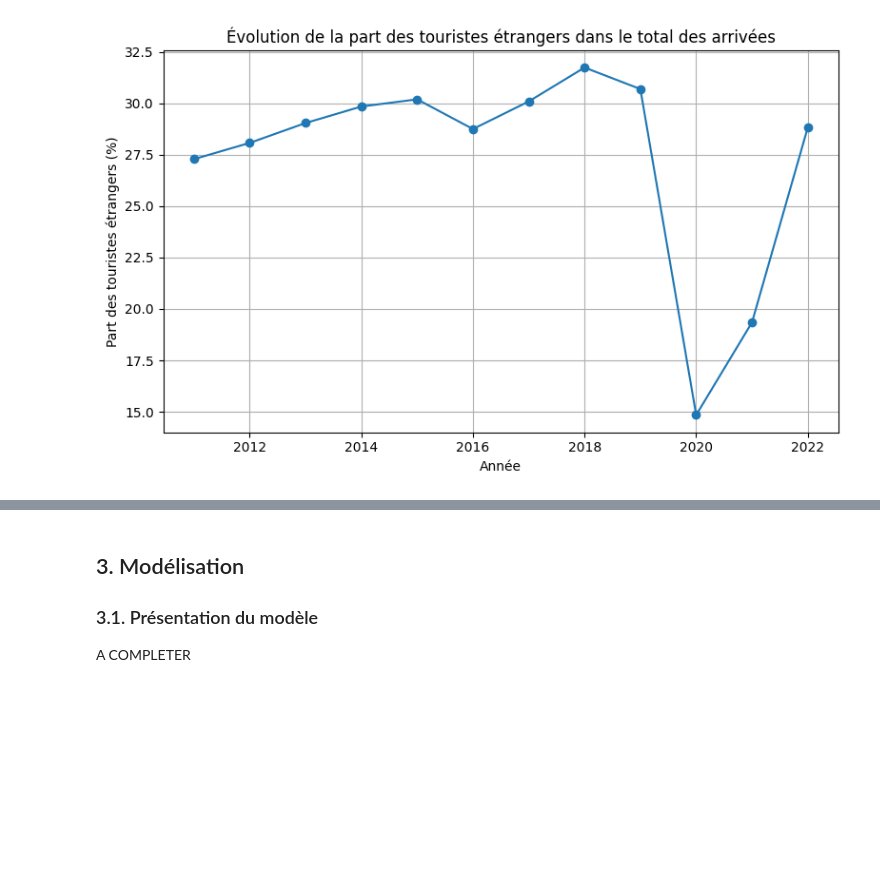
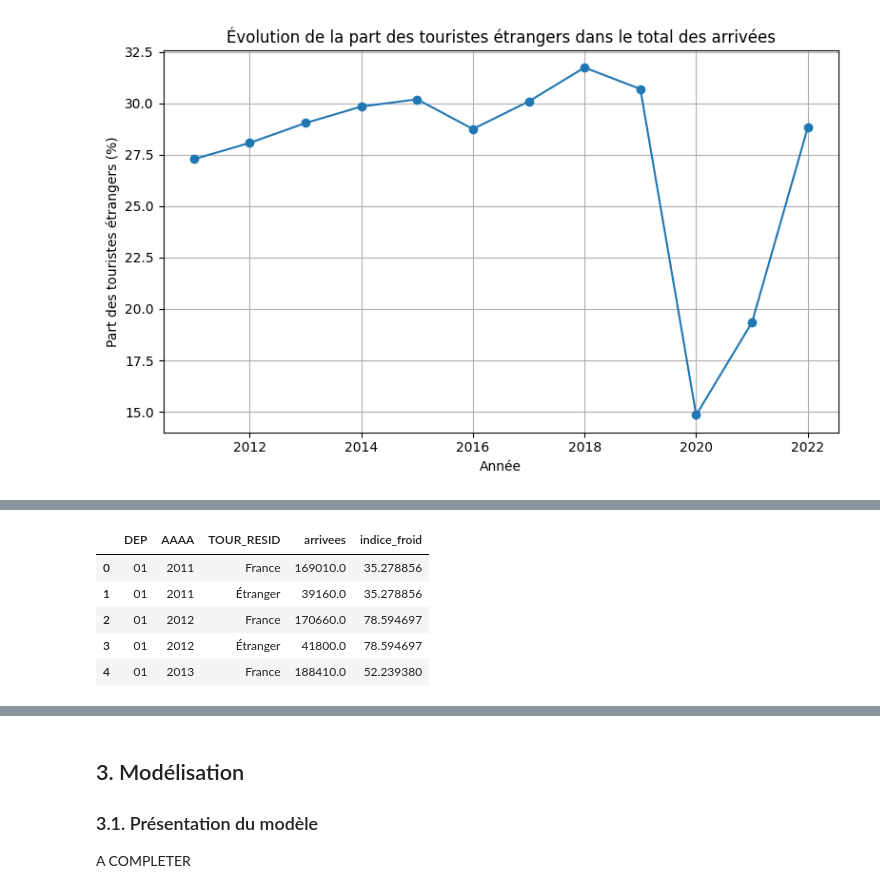
Before and after one commit to Manonchvllr/Project, a Jupyter notebook: rapport.ipynb, the cells around one changed output, grey strips where cells are left out. Cells and saved outputs as stored; diff of their text form; code cells hidden in the pictures; blank space fills up the shorter version.

```diff
--- a/rapport.ipynb
+++ b/rapport.ipynb
@@ -803,0 +880,9 @@ plt.show()
+# %%
+base_ind_froid2.head()
+# %% [output]
+|  | DEP | AAAA | TOUR_RESID | arrivees | indice_froid |
+| 0 | 01 | 2011 | France | 169010.0 | 35.278856 |
+| 1 | 01 | 2011 | Étranger | 39160.0 | 35.278856 |
+| 2 | 01 | 2012 | France | 170660.0 | 78.594697 |
+| 3 | 01 | 2012 | Étranger | 41800.0 | 78.594697 |
+| 4 | 01 | 2013 | France | 188410.0 | 52.239380 |
```
Also changed, not shown: parts of 20 cells of this notebook.
